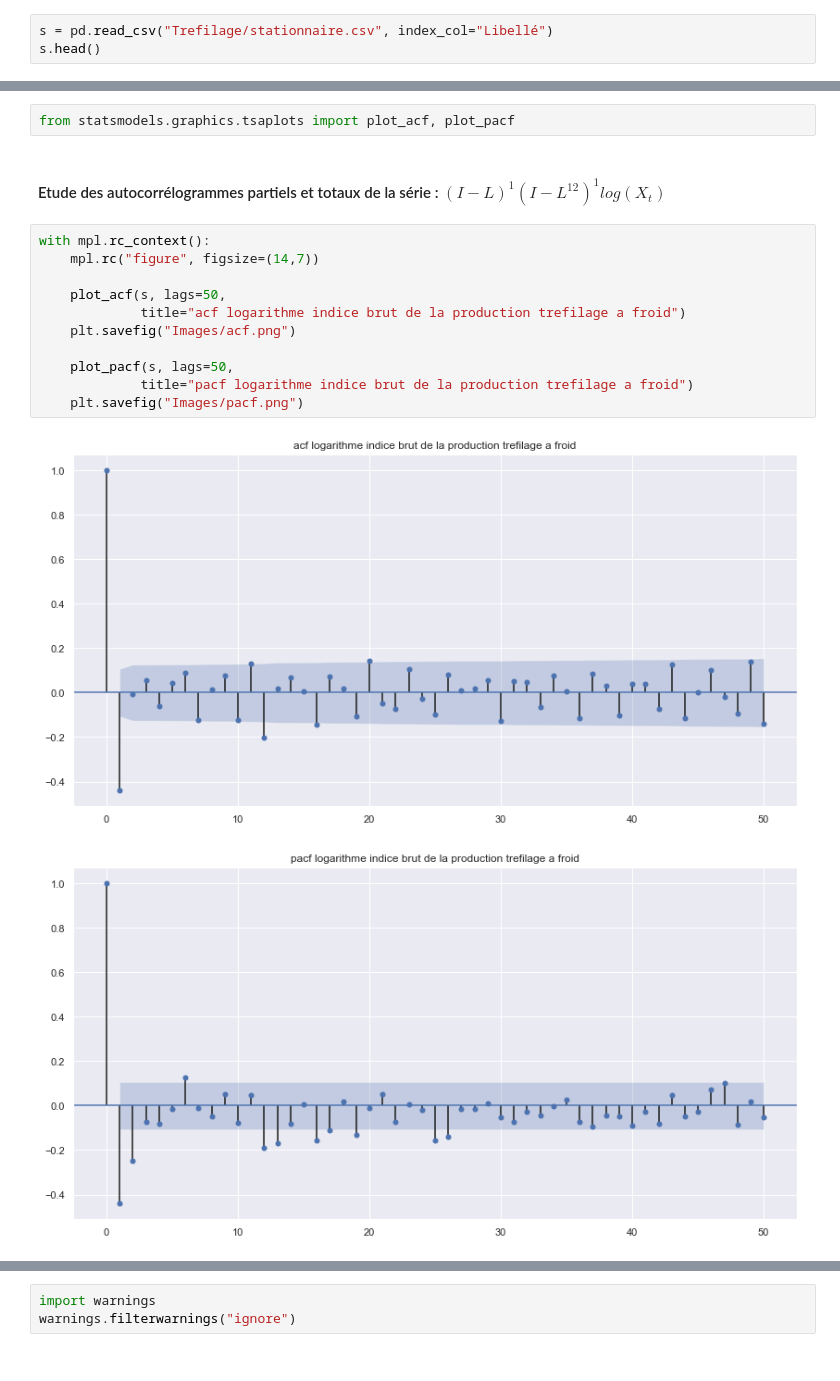
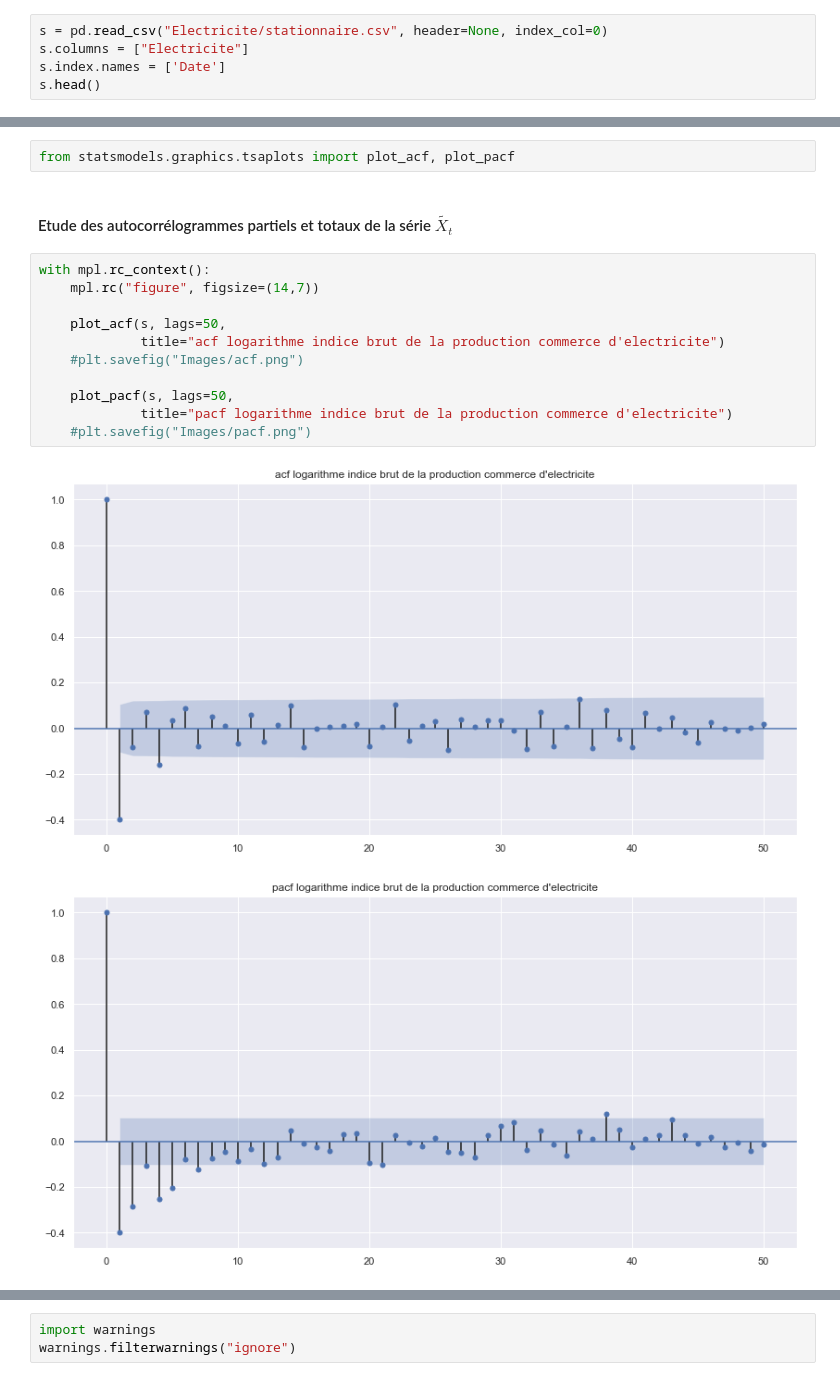
Before and after one commit to DimSum2k20/TimeSeries, a Jupyter notebook: partie2_modeles_arma.ipynb, the cells around one changed output, grey strips where cells are left out. Drawn from its saved outputs; the diff is of its cells as text.

Commit message:
full code electricite

```diff
--- a/partie2_modeles_arma.ipynb
+++ b/partie2_modeles_arma.ipynb
@@ -39,6 +39,8 @@ log_dfT.head()
 # %% [markdown]
 #### Chargement des données stationnarisées
 # %%
-s = pd.read_csv("Trefilage/stationnaire.csv", index_col="Libellé")
+s = pd.read_csv("Electricite/stationnaire.csv", header=None, index_col=0)
+s.columns = ["Electricite"]
+s.index.names = ['Date']
 s.head()
 # %% [output]
@@ -56,19 +58,19 @@ s.head()
 # %%
 from statsmodels.graphics.tsaplots import plot_acf, plot_pacf
 # %% [markdown]
-#### Etude des autocorrélogrammes partiels et totaux de la série : $(I-L)^{1}(I-L^{12})^{1}log(X_t)$
+#### Etude des autocorrélogrammes partiels et totaux de la série $\tilde{X_t}$
 # %%
 with mpl.rc_context():
     mpl.rc("figure", figsize=(14,7))
 
     plot_acf(s, lags=50,
-             title="acf logarithme indice brut de la production trefilage a froid")
-    plt.savefig("Images/acf.png")
+             title="acf logarithme indice brut de la production commerce d'electricite")
+    #plt.savefig("Images/acf.png")
 
     plot_pacf(s, lags=50,
-             title="pacf logarithme indice brut de la production trefilage a froid")
-    plt.savefig("Images/pacf.png")
+             title="pacf logarithme indice brut de la production commerce d'electricite")
+    #plt.savefig("Images/pacf.png")
 # %% [output]
-[figure, old version]
+[figure, new version]
-[figure, old version]
+[figure, new version]
 # %% [markdown]
```
Also changed, not shown: parts of 49 cells of this notebook, 1 other file.
